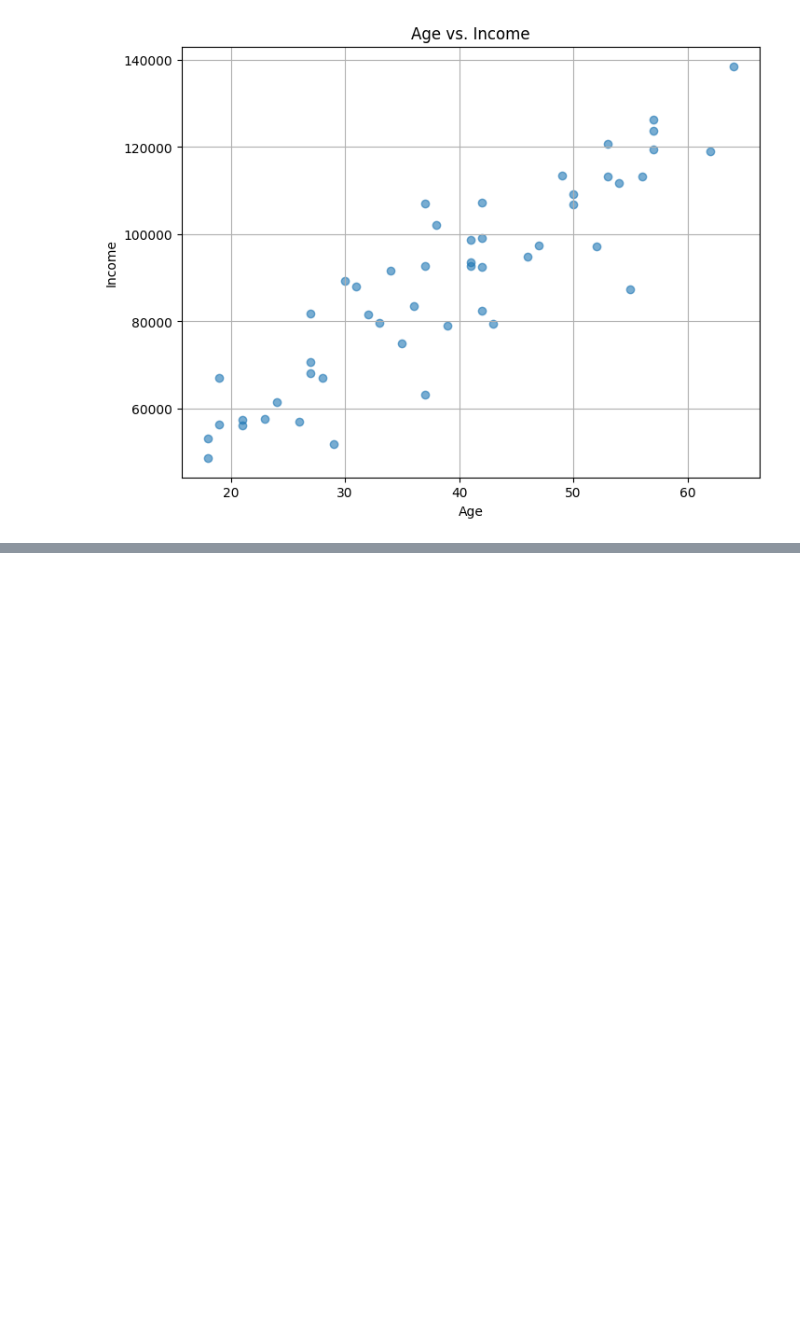
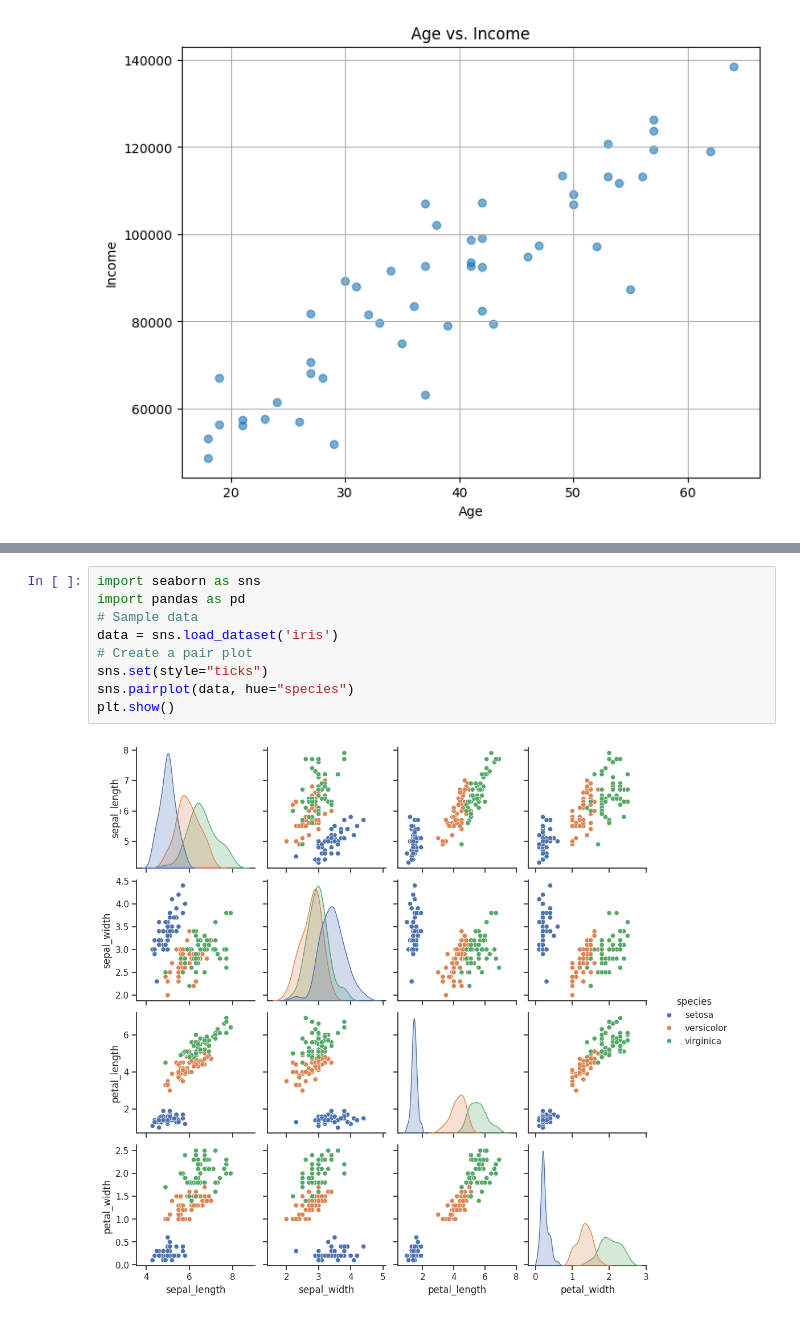
Before and after one commit to girishnn/sanjay, a Jupyter notebook: sanjay.ipynb, the cells around one changed output, grey strips where cells are left out. Cells and saved outputs as stored; diff of their text form; blank space fills up the shorter version.

```diff
--- a/sanjay.ipynb
+++ b/sanjay.ipynb
@@ -776,0 +793,11 @@ plt.show()
+# %%
+import seaborn as sns
+import pandas as pd
+# Sample data
+data = sns.load_dataset('iris')
+# Create a pair plot
+sns.set(style="ticks")
+sns.pairplot(data, hue="species")
+plt.show()
+# %% [output]
+[figure, added]
```
Also changed, not shown: parts of 6 cells of this notebook.
